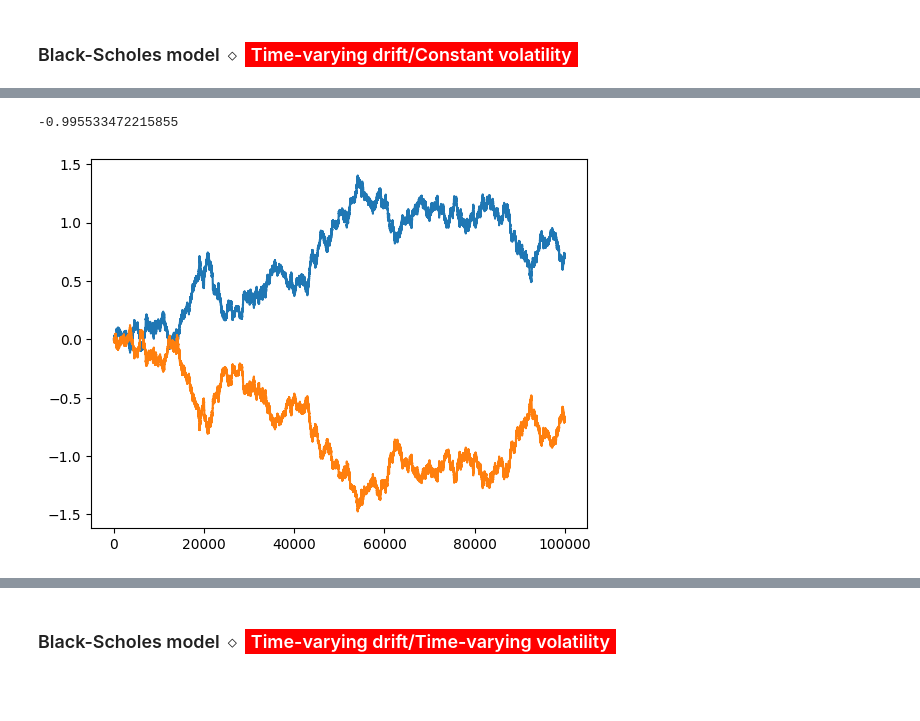
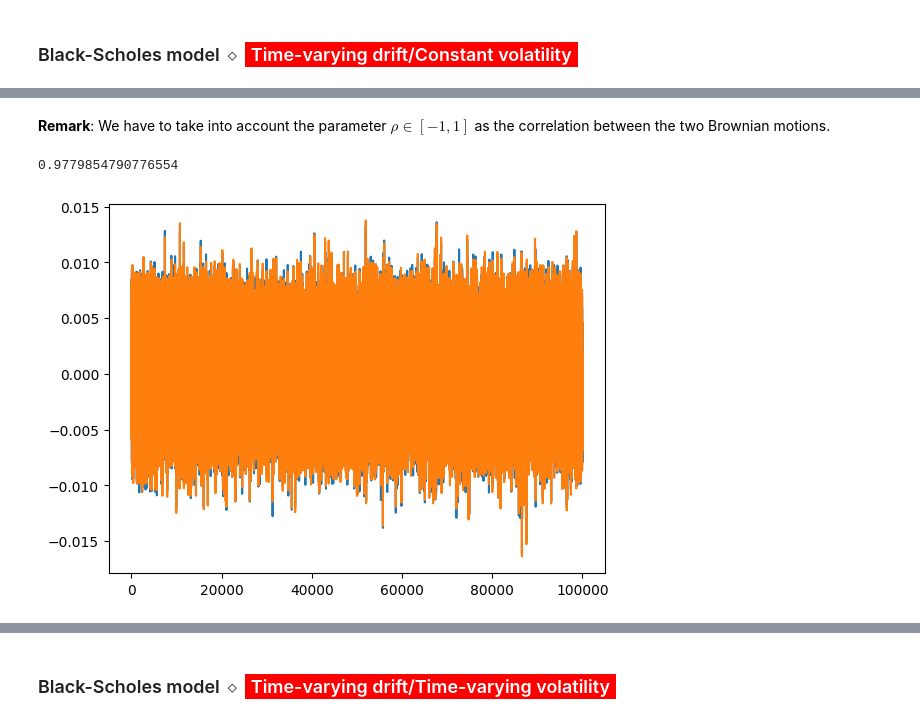
Before and after one commit to lcsrodriguez/CuttingEdge-Milliman, a Jupyter notebook: main.ipynb, the cells around one changed output, grey strips where cells are left out. Cells and saved outputs as stored; diff of their text form; code cells hidden in the pictures; blank space fills up the shorter version.

Commit message:
Adding functions to generate Gaussian series (w/ correlation factor) and Brownian motions

```diff
--- a/main.ipynb
+++ b/main.ipynb
@@ -581,5 +547,35 @@ def generate_correlated_brownians(rho: float = 0.5,
-# %%
-generate_correlated_brownians(rho=-0.99)
-# %% [output]
--0.995533472215855
-[figure, removed]
+# %% [markdown]
+<span style="color:black"><b>Remark</b>: We have to take into account the parameter $\rho \in \left[-1, 1\right]$ as the correlation between the two Brownian motions.</span>
+# %%
+def generate_correlated_gaussians(rho: float = 0.5,
+                                  T: float = 1.0,
+                                  N: int = _MAX_STEPS) -> np.ndarray:
+    """
+    Function which generates a series of two Gaussian series correlated by the given
+    factor $\rho$
+    """
+    # Checking the value of rho
+    assert rho < 1.0 and rho > -1.0
+
+    # Creating the correlation matrix
+    C = np.array([[1, rho], [rho, 1]])
+
+    # Performing the Cholesky decomposition
+    L = np.linalg.cholesky(C) # L is the lower triangular matrix, L.T is the upper triangular matrix
+
+    # Setting up the time step
+    dT = T/N
+
+    # Creation of 2 Brownian motions with N steps
+    X = np.random.normal(0, (dT**(1/2)), (2, N))
+
+    # Compute the correlated paths
+    CX = np.dot(L, X)
+
+
+    # Checking the correlation ratio of the simulated BM
+    corr_coeff = np.corrcoef(CX.cumsum(axis=1))[1][0]
+    print(corr_coeff)
+
+    # Return the correlated paths
+    return CX
@@ -585,0 +590,6 @@ generate_correlated_brownians(rho=-0.99)
+# %%
+for path in generate_correlated_gaussians(rho=0.99):
+    plt.plot(path)
+# %% [output]
+0.9779854790776554
+[figure, added]
```
Also changed, not shown: parts of 49 cells of this notebook.
